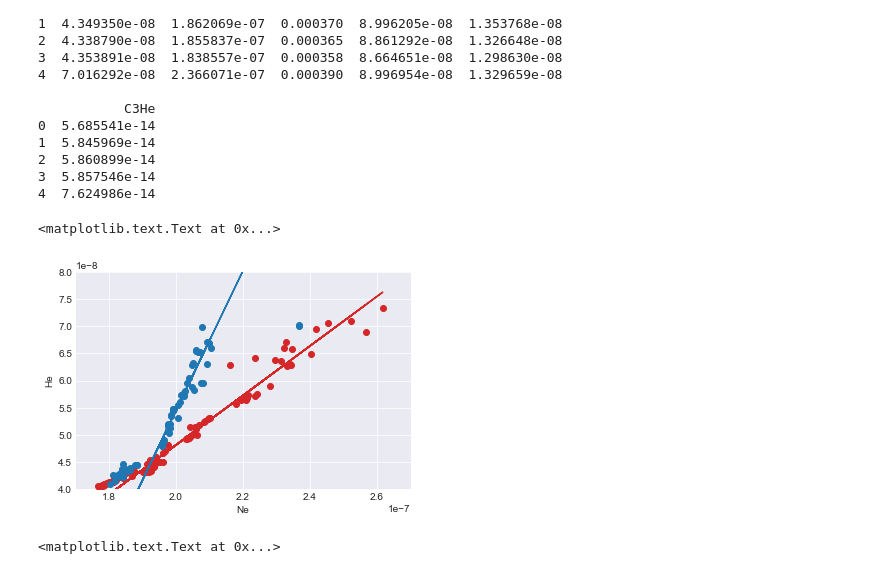
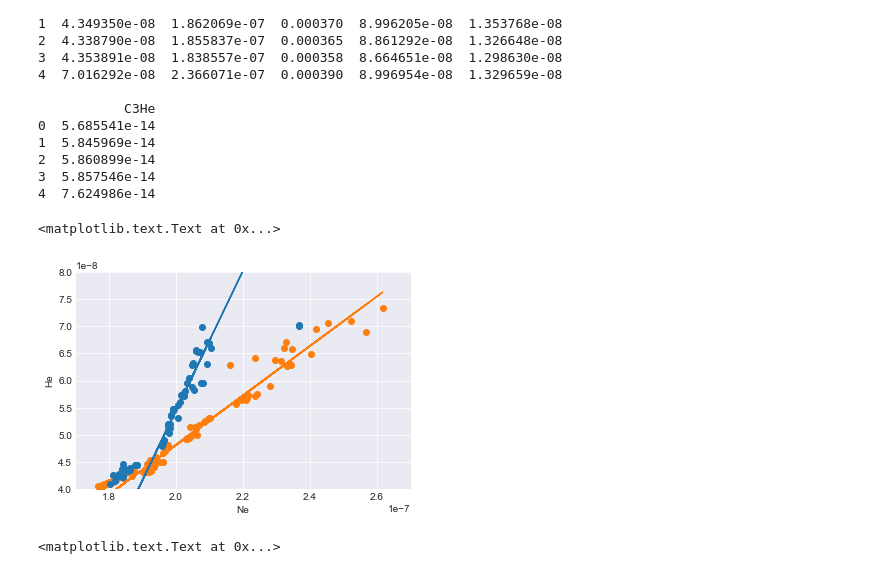
Before and after one commit to nlbeaird/NG_compare, a Jupyter notebook: NG_compare.ipynb, the cells around one changed output. Drawn from its saved outputs; the diff is of its cells as text; code cells hidden in the pictures.

Commit message:
change colors

```diff
--- a/NG_compare.ipynb
+++ b/NG_compare.ipynb
@@ -88,26 +88,26 @@ print(WGdata.head())
 # %%
 # make a model to fit the He/Ne ratio
 Smodel = LinearRegression(fit_intercept=True)
 Smodel.fit(SERMdata.CNe[ SERMdata.CNe > 1.9e-7, np.newaxis], SERMdata.CHe[ SERMdata.CNe > 1.9e-7])
 Syfit = Smodel.predict(SERMdata.CNe[:, np.newaxis])
 
 
 Amodel = LinearRegression(fit_intercept=True)
 Amodel.fit(WGdata.CNe[ (WGdata.CNe > 1.9e-7) & (WGdata.CNe < 2.2e-7), np.newaxis], WGdata.CHe[(WGdata.CNe > 1.9e-7) & (WGdata.CNe < 2.2e-7)])
 Ayfit = Amodel.predict(WGdata.CNe[:, np.newaxis])
 
-plt.scatter(SERMdata.CNe, SERMdata.CHe, color='tab:red')
-plt.plot(SERMdata.CNe, Syfit, color='tab:red')
+plt.scatter(SERMdata.CNe, SERMdata.CHe, color='tab:orange')
+plt.plot(SERMdata.CNe, Syfit, color='tab:orange')
 plt.scatter(WGdata.CNe, WGdata.CHe, color='tab:blue')
 plt.plot(WGdata.CNe, Ayfit, color='tab:blue')
 plt.xlim([1.7e-7, 2.7e-7])
 plt.ylim([4e-8, 8e-8])
 
 plt.xlabel('Ne')
 plt.ylabel('He')
 # %% [output]
 <matplotlib.text.Text at 0x...>
-[figure, old version]
+[figure, new version]
 # %%
 plt.scatter(SERMdata.CHe, SERMdata.C3He)
 plt.scatter(WGdata.CHe, WGdata.C3He)
```
